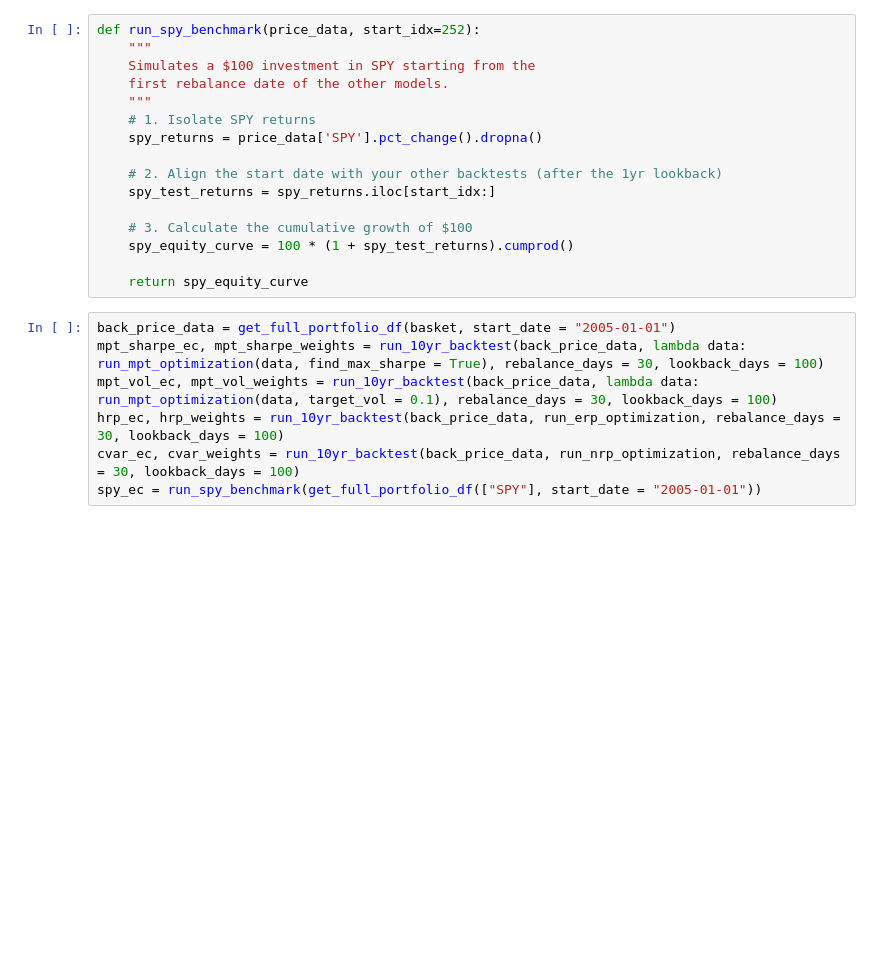
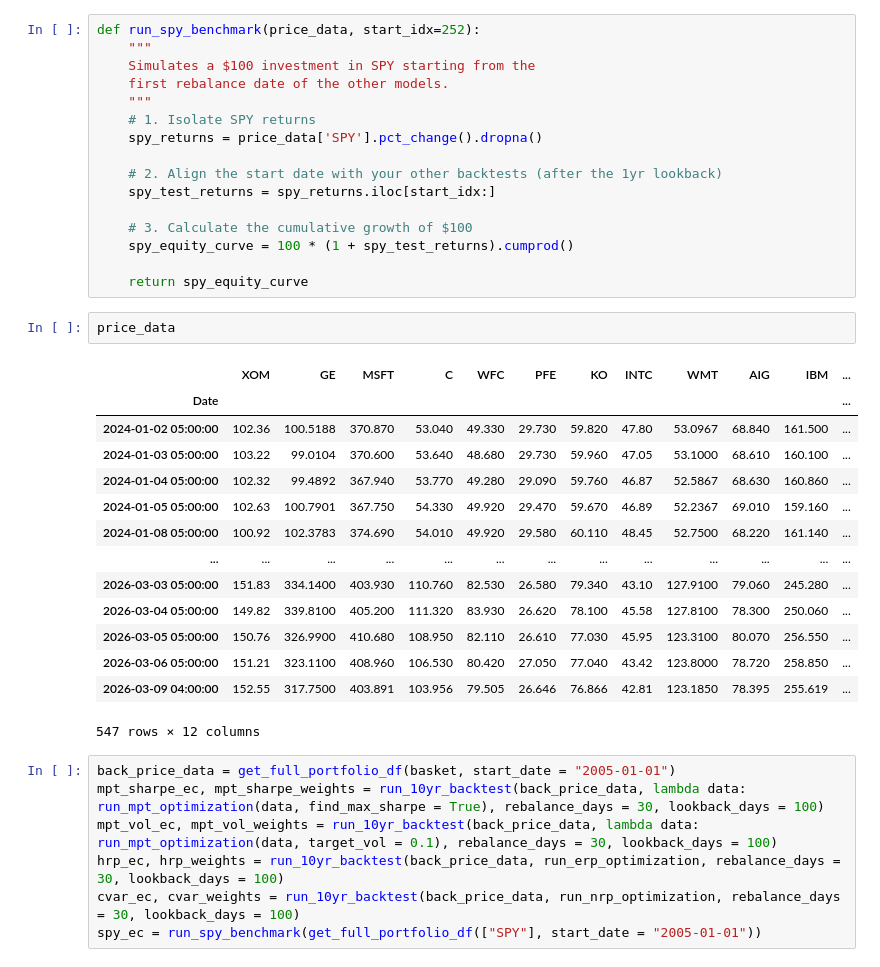
Before and after one commit to SJEGoh/Portfolio-Optimizer, a Jupyter notebook: src/report.ipynb, the cells around one changed output. Drawn from its saved outputs; the diff is of its cells as text; blank space fills up the shorter version.

```diff
--- a/src/report.ipynb
+++ b/src/report.ipynb
@@ -283,6 +283,23 @@ def run_spy_benchmark(price_data, start_idx=252):
     spy_equity_curve = 100 * (1 + spy_test_returns).cumprod()
 
     return spy_equity_curve
+# %%
+price_data
+# %% [output]
+|  | XOM | GE | MSFT | C | WFC | PFE | KO | INTC | WMT | AIG | IBM | ... |
+| Date |  |  |  |  |  |  |  |  |  |  |  | ... |
+| 2024-01-02 05:00:00 | 102.36 | 100.5188 | 370.870 | 53.040 | 49.330 | 29.730 | 59.820 | 47.80 | 53.0967 | 68.840 | 161.500 | ... |
+| 2024-01-03 05:00:00 | 103.22 | 99.0104 | 370.600 | 53.640 | 48.680 | 29.730 | 59.960 | 47.05 | 53.1000 | 68.610 | 160.100 | ... |
+| 2024-01-04 05:00:00 | 102.32 | 99.4892 | 367.940 | 53.770 | 49.280 | 29.090 | 59.760 | 46.87 | 52.5867 | 68.630 | 160.860 | ... |
+| 2024-01-05 05:00:00 | 102.63 | 100.7901 | 367.750 | 54.330 | 49.920 | 29.470 | 59.670 | 46.89 | 52.2367 | 69.010 | 159.160 | ... |
+| 2024-01-08 05:00:00 | 100.92 | 102.3783 | 374.690 | 54.010 | 49.920 | 29.580 | 60.110 | 48.45 | 52.7500 | 68.220 | 161.140 | ... |
+| ... | ... | ... | ... | ... | ... | ... | ... | ... | ... | ... | ... | ... |
+| 2026-03-03 05:00:00 | 151.83 | 334.1400 | 403.930 | 110.760 | 82.530 | 26.580 | 79.340 | 43.10 | 127.9100 | 79.060 | 245.280 | ... |
+| 2026-03-04 05:00:00 | 149.82 | 339.8100 | 405.200 | 111.320 | 83.930 | 26.620 | 78.100 | 45.58 | 127.8100 | 78.300 | 250.060 | ... |
+| 2026-03-05 05:00:00 | 150.76 | 326.9900 | 410.680 | 108.950 | 82.110 | 26.610 | 77.030 | 45.95 | 123.3100 | 80.070 | 256.550 | ... |
+| 2026-03-06 05:00:00 | 151.21 | 323.1100 | 408.960 | 106.530 | 80.420 | 27.050 | 77.040 | 43.42 | 123.8000 | 78.720 | 258.850 | ... |
+| 2026-03-09 04:00:00 | 152.55 | 317.7500 | 403.891 | 103.956 | 79.505 | 26.646 | 76.866 | 42.81 | 123.1850 | 78.395 | 255.619 | ... |
+547 rows × 12 columns
 # %%
 back_price_data = get_full_portfolio_df(basket, start_date = "2005-01-01")
 mpt_sharpe_ec, mpt_sharpe_weights = run_10yr_backtest(back_price_data, lambda data: run_mpt_optimization(data, find_max_sharpe = True), rebalance_days = 30, lookback_days = 100)
```
Also changed, not shown: 3 other files.
